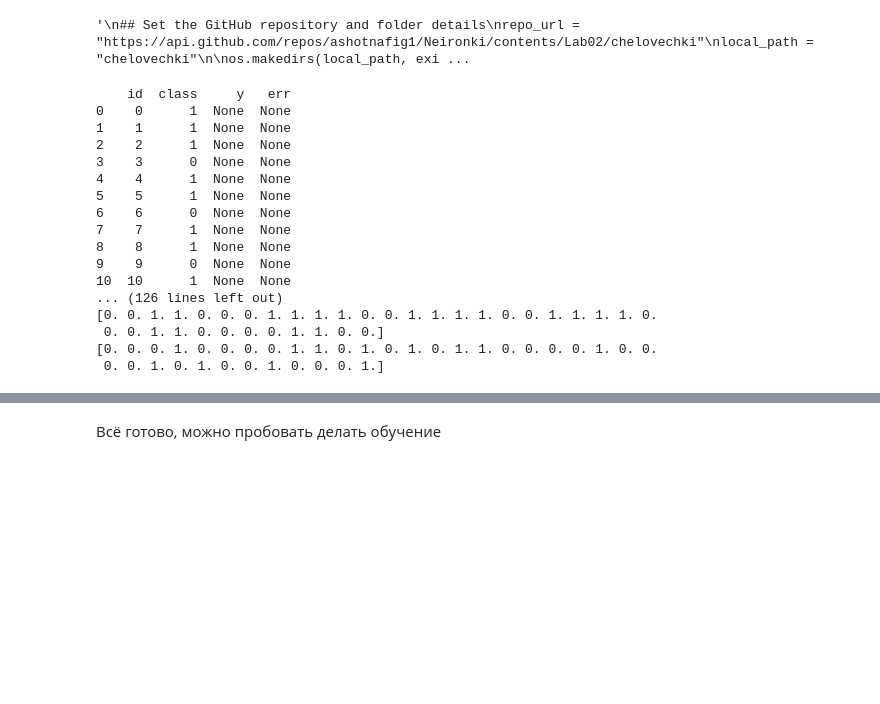
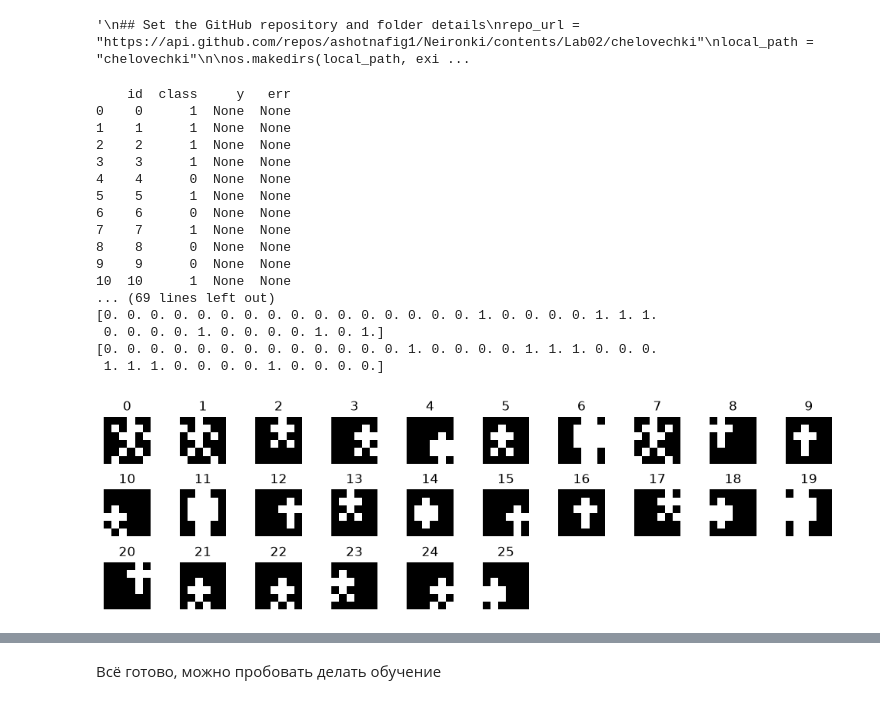
Before and after one commit to ashotnafig1/Neironki, a Jupyter notebook: Lab02/Neironki2.ipynb, the cells around one changed output, grey strips where cells are left out. Cells and saved outputs as stored; diff of their text form; code cells hidden in the pictures; blank space fills up the shorter version.

```diff
--- a/Lab02/Neironki2.ipynb
+++ b/Lab02/Neironki2.ipynb
@@ -150,11 +151,14 @@ for item in response.json():
 def readimage(path):
     return np.asarray(Image.open(path).convert("L")) / float(255.0)
 
-table = pd.read_csv("chelovechki/tablica.txt", sep=' ')
-table["y"] = None
-table["err"] = None
+tablefull = pd.read_csv("chelovechki/tablica.txt", sep=' ')
+tablefull["y"] = None
+tablefull["err"] = None
 
-print(table)
+print(tablefull)
+
+table = tablefull.sample(frac = 0.8, random_state = 228)
+tabletest = tablefull.drop(table.index)
 
 def getimage(number):
     return readimage("chelovechki/" + str(number) + ".png").flatten()
@@ -165,19 +169,36 @@ for i in range(len(table)):
 0    0      1  None  None
 1    1      1  None  None
 2    2      1  None  None
-3    3      0  None  None
-4    4      1  None  None
+3    3      1  None  None
+4    4      0  None  None
 5    5      1  None  None
 6    6      0  None  None
 7    7      1  None  None
-8    8      1  None  None
+8    8      0  None  None
 9    9      0  None  None
 10  10      1  None  None
-... (126 lines left out)
-[0. 0. 1. 1. 0. 0. 0. 1. 1. 1. 1. 0. 0. 1. 1. 1. 1. 0. 0. 1. 1. 1. 1. 0.
- 0. 0. 1. 1. 0. 0. 0. 0. 1. 1. 0. 0.]
-[0. 0. 0. 1. 0. 0. 0. 0. 1. 1. 0. 1. 0. 1. 0. 1. 1. 0. 0. 0. 0. 1. 0. 0.
- 0. 0. 1. 0. 1. 0. 0. 1. 0. 0. 0. 1.]
+... (69 lines left out)
+[0. 0. 0. 0. 0. 0. 0. 0. 0. 0. 0. 0. 0. 0. 0. 0. 1. 0. 0. 0. 0. 1. 1. 1.
+ 0. 0. 0. 0. 1. 0. 0. 0. 0. 1. 0. 1.]
+[0. 0. 0. 0. 0. 0. 0. 0. 0. 0. 0. 0. 0. 1. 0. 0. 0. 0. 1. 1. 1. 0. 0. 0.
+ 1. 1. 1. 0. 0. 0. 0. 1. 0. 0. 0. 0.]
+# %%
+imagescount = len(table)
+cols = 10
+rows = math.ceil(imagescount / cols)
+fig, axes = plt.subplots(rows, cols, figsize=(cols, rows))
+axes = axes.flatten()
+for i in range(min(imagescount, 40)):
+    img = Image.open("chelovechki/" + str(i) + ".png").convert("L")
+    axes[i].imshow(img, cmap="gray")
+    axes[i].set_title(f"{i}")
+    axes[i].axis('off')
+for j in range(imagescount, len(axes)):
+    axes[j].axis('off')
+plt.tight_layout()
+plt.show()
+# %% [output]
+[figure, added]
 # %%
 #
 def Test(X):
```
Also changed, not shown: parts of 13 cells of this notebook, 49 other files.
